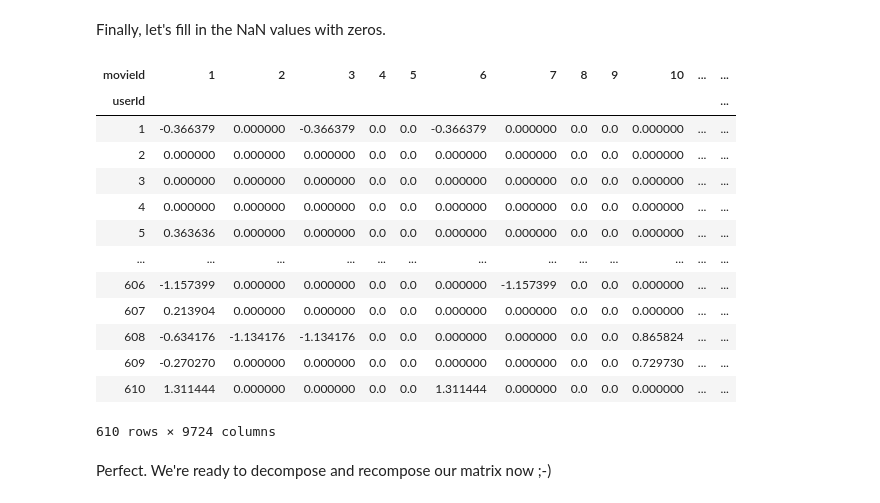
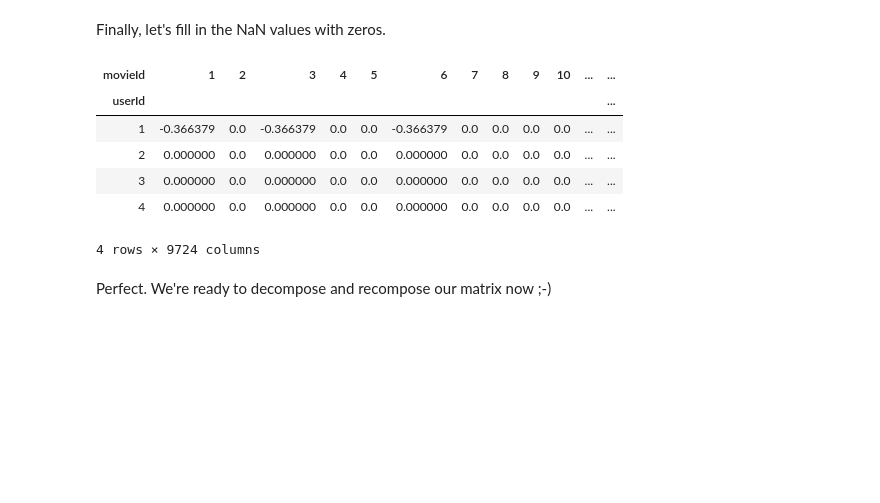
Before and after one commit to MihailoJoksimovic/master-thesis, a Jupyter notebook: SVD.ipynb, the cells around one changed output. Saved outputs shown, nothing was run; the diff lists cells and outputs as text; code cells hidden in the pictures; blank space fills up the shorter version.

```diff
--- a/SVD.ipynb
+++ b/SVD.ipynb
@@ -86,22 +79,15 @@ normalized_ratings
 Finally, let's fill in the NaN values with zeros.
 # %%
 normalized_ratings = normalized_ratings.fillna(0)
-normalized_ratings
+normalized_ratings.iloc[:4]
 # %% [output]
 | movieId | 1 | 2 | 3 | 4 | 5 | 6 | 7 | 8 | 9 | 10 | ... | ... |
 | userId |  |  |  |  |  |  |  |  |  |  |  | ... |
-| 1 | -0.366379 | 0.000000 | -0.366379 | 0.0 | 0.0 | -0.366379 | 0.000000 | 0.0 | 0.0 | 0.000000 | ... | ... |
-| 2 | 0.000000 | 0.000000 | 0.000000 | 0.0 | 0.0 | 0.000000 | 0.000000 | 0.0 | 0.0 | 0.000000 | ... | ... |
-| 3 | 0.000000 | 0.000000 | 0.000000 | 0.0 | 0.0 | 0.000000 | 0.000000 | 0.0 | 0.0 | 0.000000 | ... | ... |
-| 4 | 0.000000 | 0.000000 | 0.000000 | 0.0 | 0.0 | 0.000000 | 0.000000 | 0.0 | 0.0 | 0.000000 | ... | ... |
-| 5 | 0.363636 | 0.000000 | 0.000000 | 0.0 | 0.0 | 0.000000 | 0.000000 | 0.0 | 0.0 | 0.000000 | ... | ... |
-| ... | ... | ... | ... | ... | ... | ... | ... | ... | ... | ... | ... | ... |
-| 606 | -1.157399 | 0.000000 | 0.000000 | 0.0 | 0.0 | 0.000000 | -1.157399 | 0.0 | 0.0 | 0.000000 | ... | ... |
-| 607 | 0.213904 | 0.000000 | 0.000000 | 0.0 | 0.0 | 0.000000 | 0.000000 | 0.0 | 0.0 | 0.000000 | ... | ... |
-| 608 | -0.634176 | -1.134176 | -1.134176 | 0.0 | 0.0 | 0.000000 | 0.000000 | 0.0 | 0.0 | 0.865824 | ... | ... |
-| 609 | -0.270270 | 0.000000 | 0.000000 | 0.0 | 0.0 | 0.000000 | 0.000000 | 0.0 | 0.0 | 0.729730 | ... | ... |
-| 610 | 1.311444 | 0.000000 | 0.000000 | 0.0 | 0.0 | 1.311444 | 0.000000 | 0.0 | 0.0 | 0.000000 | ... | ... |
+| 1 | -0.366379 | 0.0 | -0.366379 | 0.0 | 0.0 | -0.366379 | 0.0 | 0.0 | 0.0 | 0.0 | ... | ... |
+| 2 | 0.000000 | 0.0 | 0.000000 | 0.0 | 0.0 | 0.000000 | 0.0 | 0.0 | 0.0 | 0.0 | ... | ... |
+| 3 | 0.000000 | 0.0 | 0.000000 | 0.0 | 0.0 | 0.000000 | 0.0 | 0.0 | 0.0 | 0.0 | ... | ... |
+| 4 | 0.000000 | 0.0 | 0.000000 | 0.0 | 0.0 | 0.000000 | 0.0 | 0.0 | 0.0 | 0.0 | ... | ... |
-610 rows × 9724 columns
+4 rows × 9724 columns
 # %% [markdown]
 Perfect. We're ready to decompose and recompose our matrix now ;-)
 # %%
```
Also changed, not shown: parts of 13 cells of this notebook, 2 other files.
